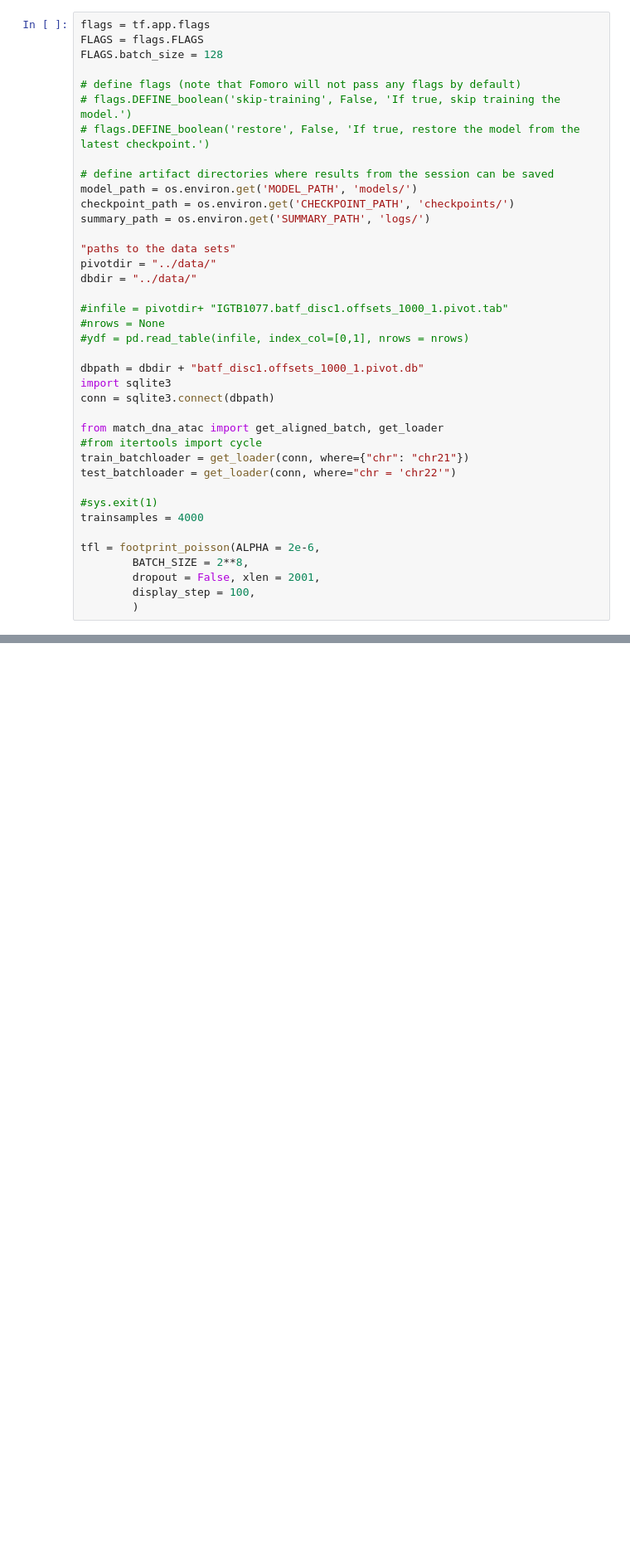
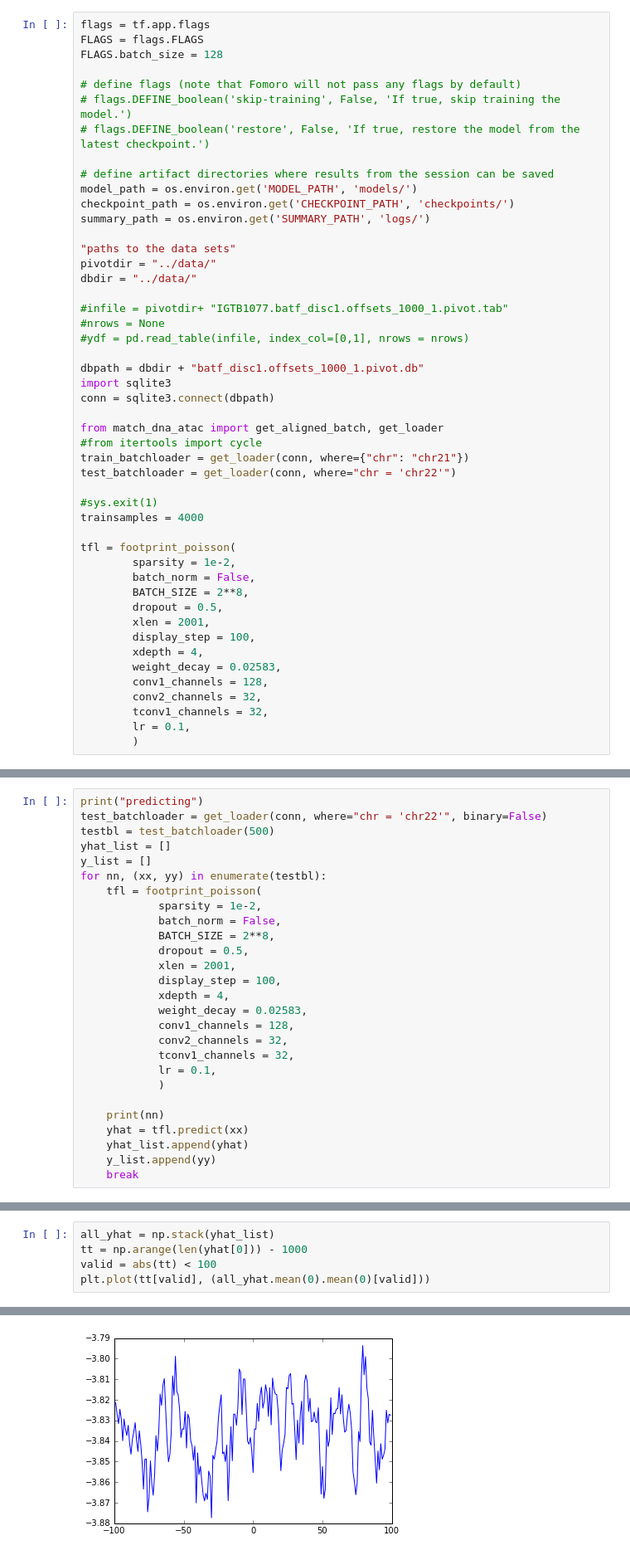
Before and after one commit to DSLituiev/poisson_footprints, a Jupyter notebook: src/visualize.ipynb, the cells around one changed output, grey strips where cells are left out. Shown at 83% size. Saved outputs shown, nothing was run; the diff lists cells and outputs as text; blank space fills up the shorter version.

```diff
--- a/src/visualize.ipynb
+++ b/src/visualize.ipynb
@@ -40,10 +40,19 @@ test_batchloader = get_loader(conn, where="chr = 'chr22'")
 #sys.exit(1)
 trainsamples = 4000
 
-tfl = footprint_poisson(ALPHA = 2e-6,
+tfl = footprint_poisson(
+        sparsity = 1e-2,
+        batch_norm = False,
         BATCH_SIZE = 2**8,
-        dropout = False, xlen = 2001,
+        dropout = 0.5,
+        xlen = 2001,
         display_step = 100,
+        xdepth = 4,
+        weight_decay = 0.02583,
+        conv1_channels = 128,
+        conv2_channels = 32,
+        tconv1_channels = 32,
+        lr = 0.1,
         )
 # %%
 sess = tf.Session()
@@ -72,0 +115,27 @@ ValueError: too many values to unpack (expected 1)
+# %%
+print("predicting")
+test_batchloader = get_loader(conn, where="chr = 'chr22'", binary=False)
+testbl = test_batchloader(500)
+yhat_list = []
+y_list = []
+for nn, (xx, yy) in enumerate(testbl):
+    tfl = footprint_poisson(
+            sparsity = 1e-2,
+            batch_norm = False,
+            BATCH_SIZE = 2**8,
+            dropout = 0.5,
+            xlen = 2001,
+            display_step = 100,
+            xdepth = 4,
+            weight_decay = 0.02583,
+            conv1_channels = 128,
+            conv2_channels = 32,
+            tconv1_channels = 32,
+            lr = 0.1,
+            )
+
+    print(nn)
+    yhat = tfl.predict(xx)
+    yhat_list.append(yhat)
+    y_list.append(yy)
+    break
@@ -72,0 +158,6 @@ ValueError: too many values to unpack (expected 1)
+# %%
+all_yhat = np.stack(yhat_list)
+tt = np.arange(len(yhat[0])) - 1000
+valid = abs(tt) < 100
+plt.plot(tt[valid], (all_yhat.mean(0).mean(0)[valid]))
+# %% [output]
@@ -72,0 +165 @@ ValueError: too many values to unpack (expected 1)
+[figure, added]
```
Also changed, not shown: parts of 7 cells of this notebook, 5 other files.
